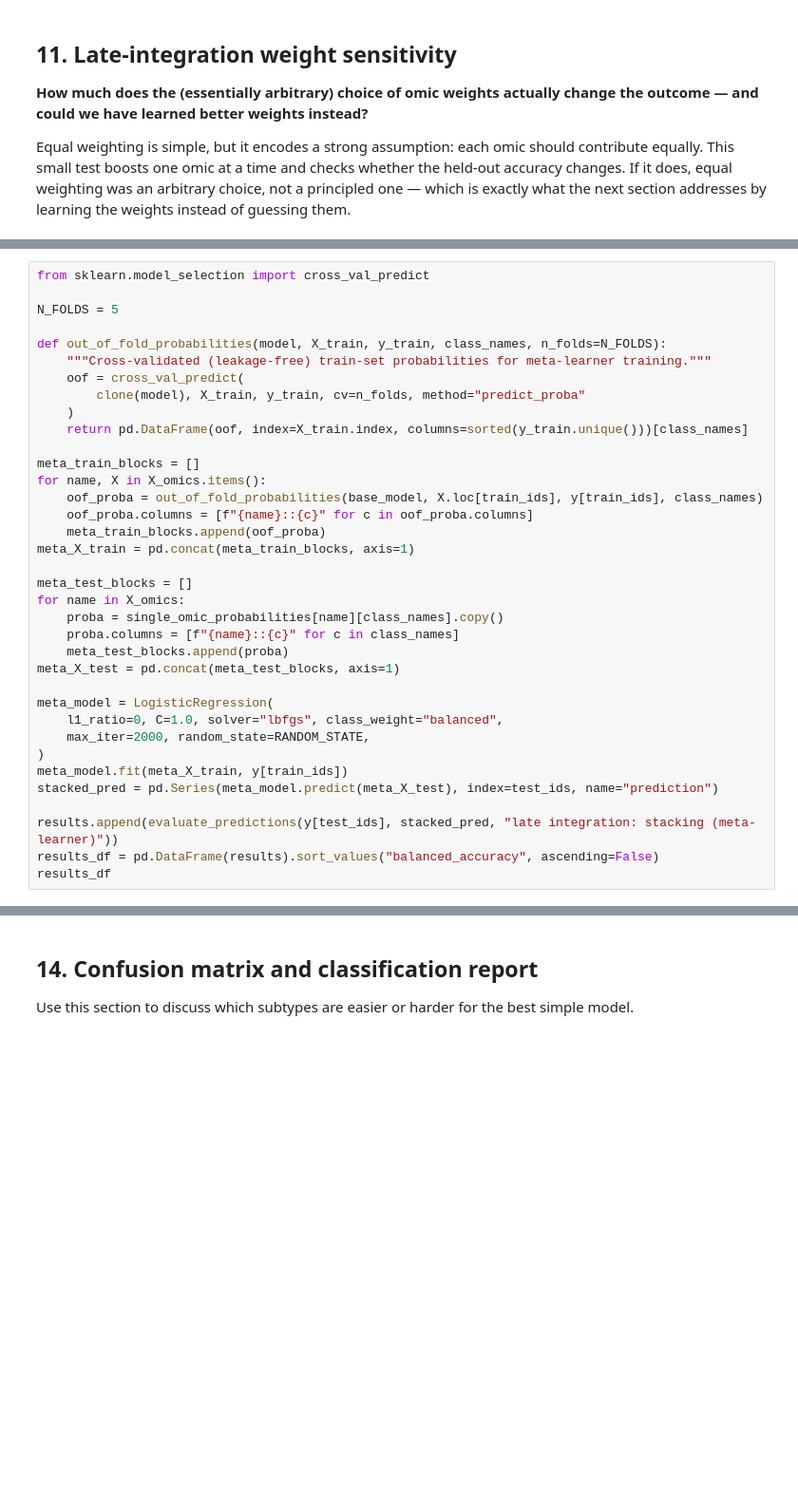
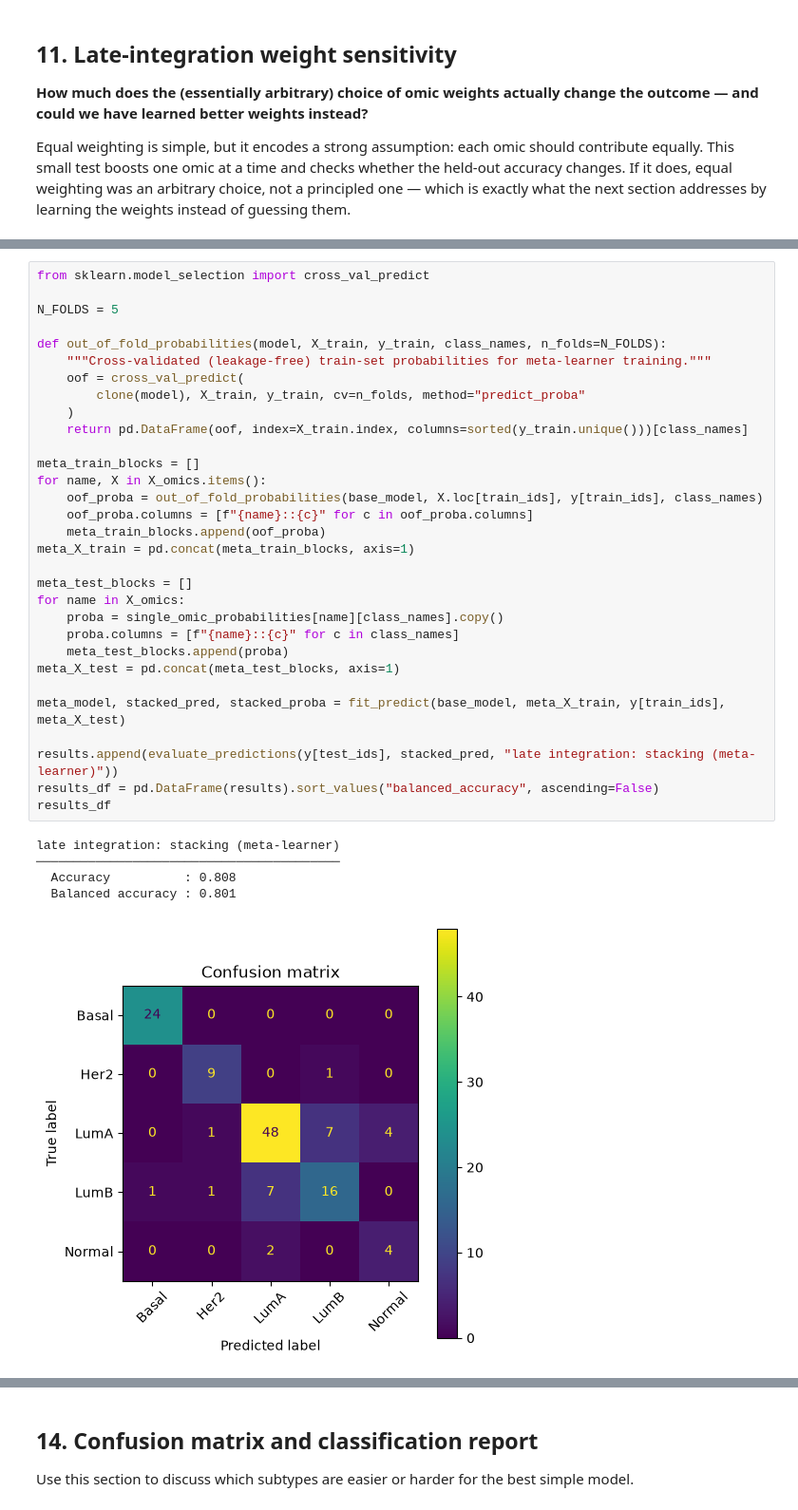
Before and after one commit to Barry8197/ECCB_2026_T8_CODE, a Jupyter notebook: sessions/session-2-multi-omics/part-1-linear-methods.ipynb, the cells around one changed output, grey strips where cells are left out. Shown at 95% size. Saved outputs shown, nothing was run; the diff lists cells and outputs as text; blank space fills up the shorter version.

```diff
--- a/sessions/session-2-multi-omics/part-1-linear-methods.ipynb
+++ b/sessions/session-2-multi-omics/part-1-linear-methods.ipynb
@@ -488,36 +637,37 @@ To avoid leaking test information into the meta-learner, the per-omic probabilit
 # %%
 from sklearn.model_selection import cross_val_predict
 
 N_FOLDS = 5
 
 def out_of_fold_probabilities(model, X_train, y_train, class_names, n_folds=N_FOLDS):
     """Cross-validated (leakage-free) train-set probabilities for meta-learner training."""
     oof = cross_val_predict(
         clone(model), X_train, y_train, cv=n_folds, method="predict_proba"
     )
     return pd.DataFrame(oof, index=X_train.index, columns=sorted(y_train.unique()))[class_names]
 
 meta_train_blocks = []
 for name, X in X_omics.items():
     oof_proba = out_of_fold_probabilities(base_model, X.loc[train_ids], y[train_ids], class_names)
     oof_proba.columns = [f"{name}::{c}" for c in oof_proba.columns]
     meta_train_blocks.append(oof_proba)
 meta_X_train = pd.concat(meta_train_blocks, axis=1)
 
 meta_test_blocks = []
 for name in X_omics:
     proba = single_omic_probabilities[name][class_names].copy()
     proba.columns = [f"{name}::{c}" for c in class_names]
     meta_test_blocks.append(proba)
 meta_X_test = pd.concat(meta_test_blocks, axis=1)
 
-meta_model = LogisticRegression(
-    l1_ratio=0, C=1.0, solver="lbfgs", class_weight="balanced",
-    max_iter=2000, random_state=RANDOM_STATE,
-)
-meta_model.fit(meta_X_train, y[train_ids])
-stacked_pred = pd.Series(meta_model.predict(meta_X_test), index=test_ids, name="prediction")
+meta_model, stacked_pred, stacked_proba = fit_predict(base_model, meta_X_train, y[train_ids], meta_X_test)
 
 results.append(evaluate_predictions(y[test_ids], stacked_pred, "late integration: stacking (meta-learner)"))
 results_df = pd.DataFrame(results).sort_values("balanced_accuracy", ascending=False)
 results_df
+# %% [output]
+late integration: stacking (meta-learner)
+─────────────────────────────────────────
+  Accuracy          : 0.808
+  Balanced accuracy : 0.801
+[figure, added]
```
Also changed, not shown: parts of 27 cells of this notebook.
